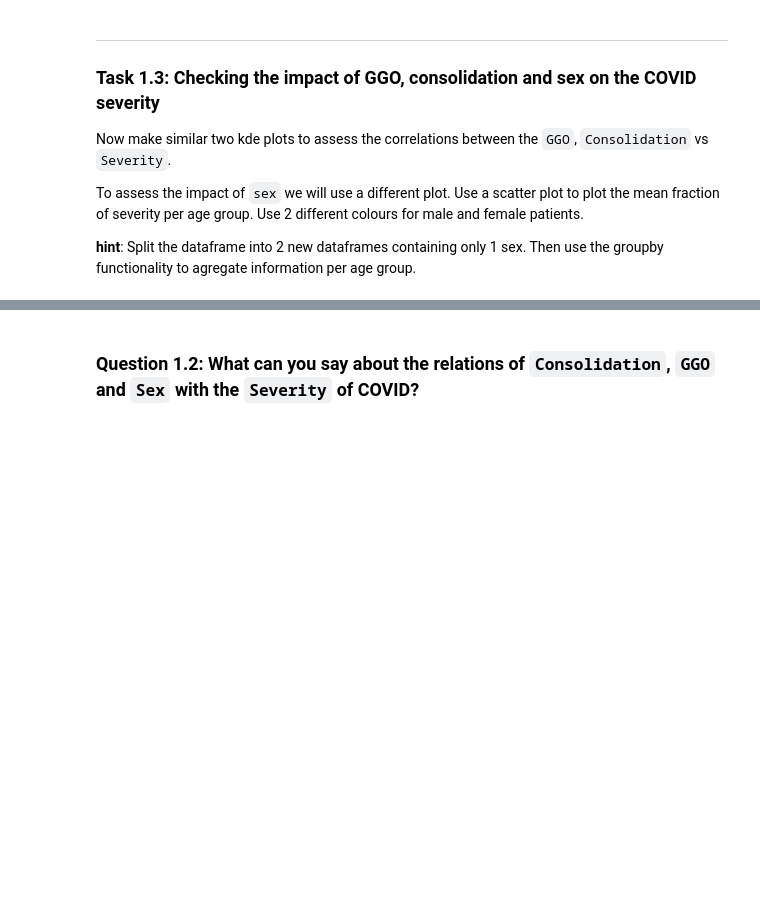
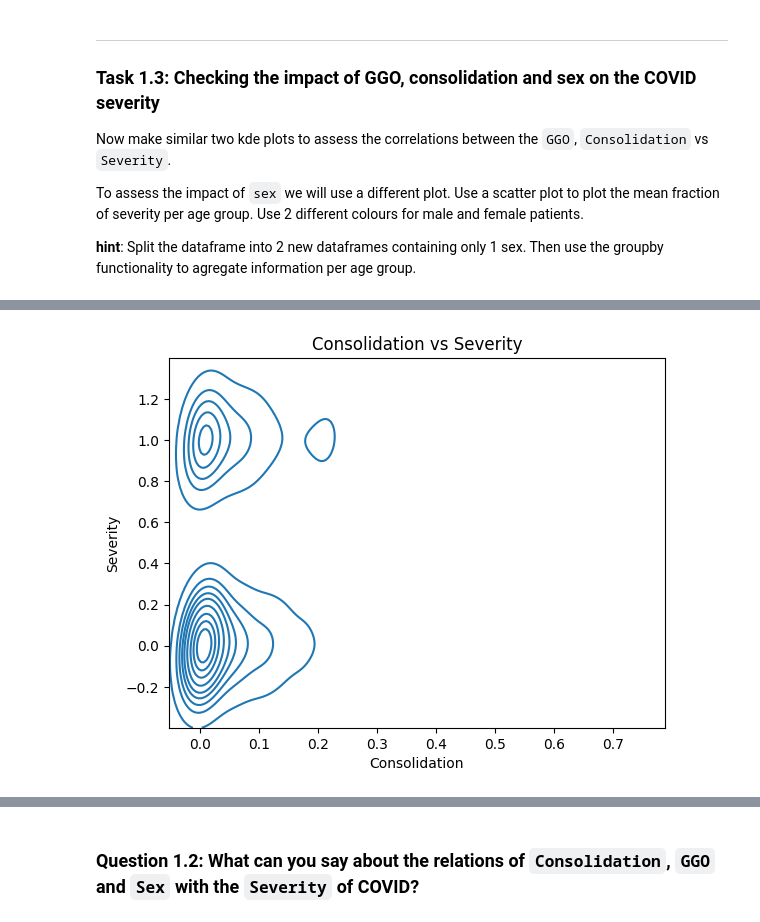
Before and after one commit to cesarz10/Health-Information, a Jupyter notebook: WPO-3/WPO_3_Student.ipynb, the cells around one changed output, grey strips where cells are left out. Cells and saved outputs as stored; diff of their text form; code cells hidden in the pictures; blank space fills up the shorter version.

```diff
--- a/WPO-3/WPO_3_Student.ipynb
+++ b/WPO-3/WPO_3_Student.ipynb
@@ -119,4 +120,9 @@ __hint__: Split the dataframe into 2 new dataframes containing only 1 sex. Then
 # %%
 # Consolidation vs Severity plot
+sns.kdeplot(data=df, x='Consolidation', y='Severity')
+plt.title("Consolidation vs Severity")
+plt.show()
+# %% [output]
+[figure, added]
 # %%
 # Sex vs Severity plot
```
Also changed, not shown: parts of 5 cells of this notebook.
